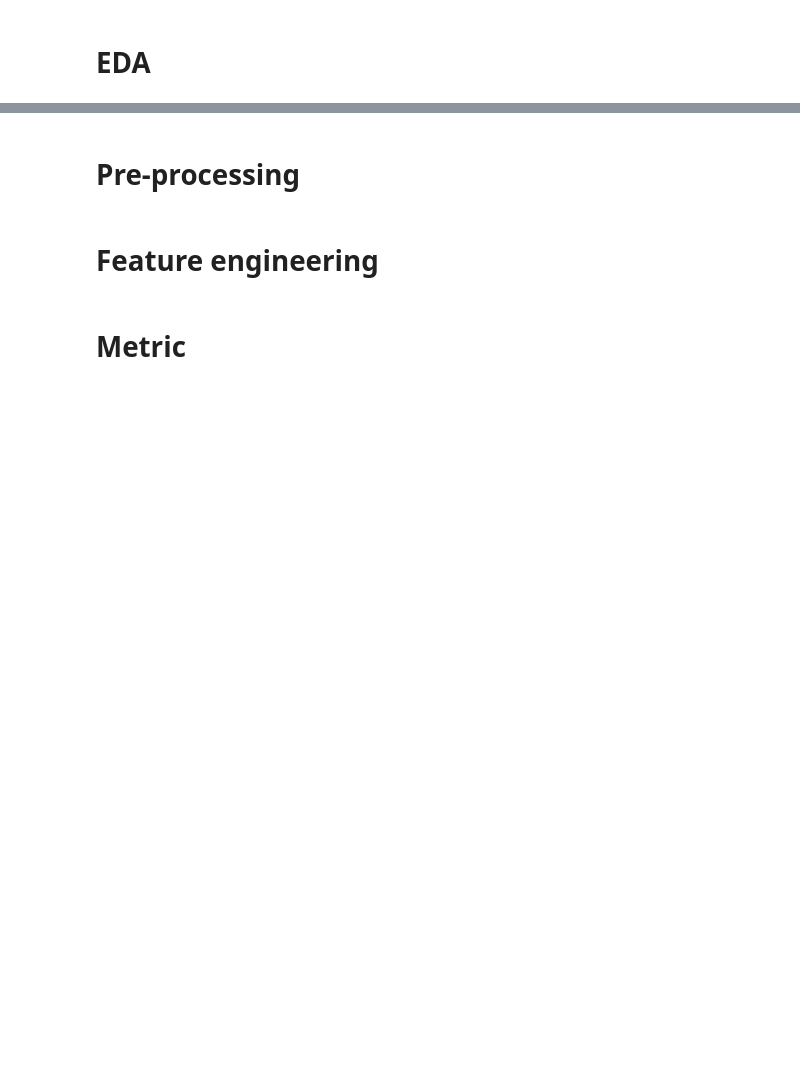
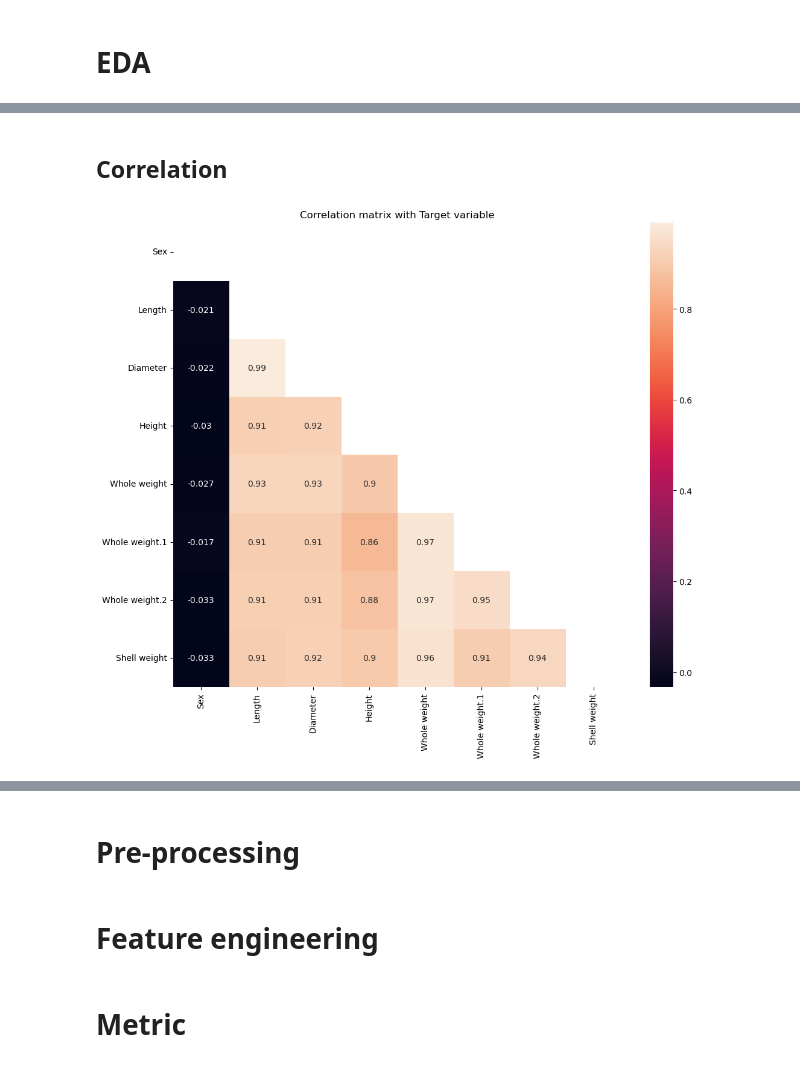
Before and after one commit to raydiwill/Abalone-Regression-KaggleC, a Jupyter notebook: model.ipynb, the cells around one changed output, grey strips where cells are left out. Cells and saved outputs as stored; diff of their text form; code cells hidden in the pictures; blank space fills up the shorter version.

```diff
--- a/model.ipynb
+++ b/model.ipynb
@@ -19,0 +155,23 @@ org_train = pd.read_csv('data/train.csv')
+# %% [markdown]
+## Correlation
+# %%
+# Create copy for correlation calculation
+correlation_df = df.copy()
+
+# Convert to use corr function
+correlation_df.Sex = correlation_df.Sex.astype('category').cat.codes
+
+# Create no target correlation matrix dataframe
+no_target_df = correlation_df.drop('Rings', axis=1)
+# %%
+without_target_corr_matrix = no_target_df.corr()
+
+# Create a mask for the upper triangle
+mask_up_tri = np.triu(np.ones_like(without_target_corr_matrix, dtype=bool))
+
+plt.figure(figsize=(12, 10))
+sns.heatmap(without_target_corr_matrix.round(3), annot=True, mask=mask_up_tri)
+plt.title("Correlation matrix with Target variable")
+plt.show()
+# %% [output]
+[figure, added]
```
Also changed, not shown: parts of 21 cells of this notebook.
